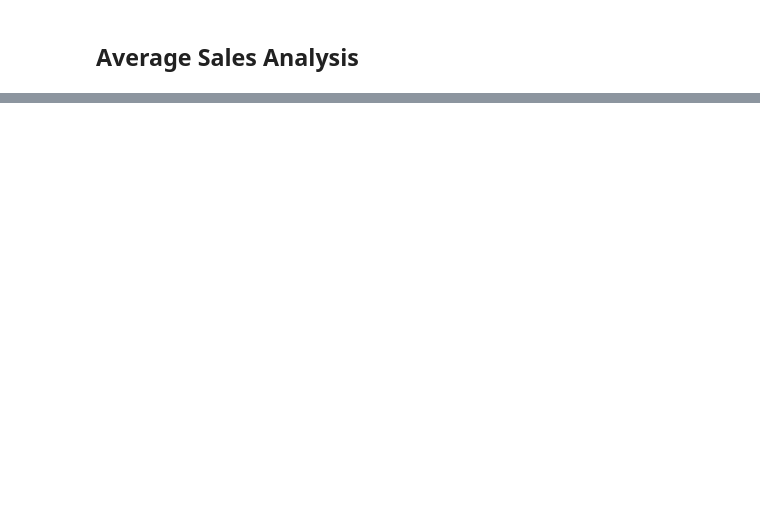
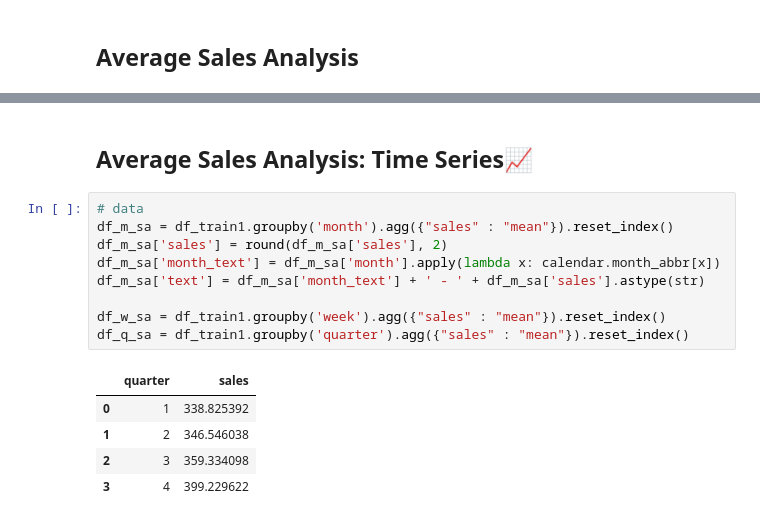
Before and after one commit to HeileyP/Kaggle, a Jupyter notebook: Store-Sales-Time-Series-Forecasting/Store-Sales-Time-Series-Forecasting.ipynb, the cells around one changed output, grey strips where cells are left out. Saved outputs shown, nothing was run; the diff lists cells and outputs as text; blank space fills up the shorter version.

```diff
--- a/Store-Sales-Time-Series-Forecasting/Store-Sales-Time-Series-Forecasting.ipynb
+++ b/Store-Sales-Time-Series-Forecasting/Store-Sales-Time-Series-Forecasting.ipynb
@@ -221,0 +233,17 @@ Sales are increasing gradually from 2013 to 2017.
+# %% [markdown]
+## Average Sales Analysis: Time Series📈
+# %%
+# data
+df_m_sa = df_train1.groupby('month').agg({"sales" : "mean"}).reset_index()
+df_m_sa['sales'] = round(df_m_sa['sales'], 2)
+df_m_sa['month_text'] = df_m_sa['month'].apply(lambda x: calendar.month_abbr[x])
+df_m_sa['text'] = df_m_sa['month_text'] + ' - ' + df_m_sa['sales'].astype(str)
+
+df_w_sa = df_train1.groupby('week').agg({"sales" : "mean"}).reset_index()
+df_q_sa = df_train1.groupby('quarter').agg({"sales" : "mean"}).reset_index()
+# %% [output]
+|  | quarter | sales |
+| 0 | 1 | 338.825392 |
+| 1 | 2 | 346.546038 |
+| 2 | 3 | 359.334098 |
+| 3 | 4 | 399.229622 |
```
Also changed, not shown: parts of 14 cells of this notebook.
